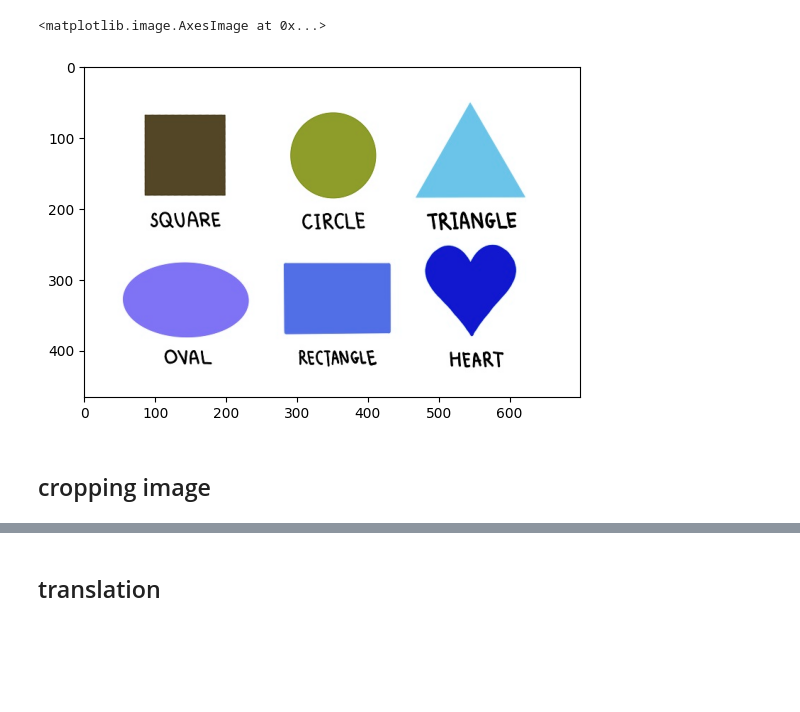
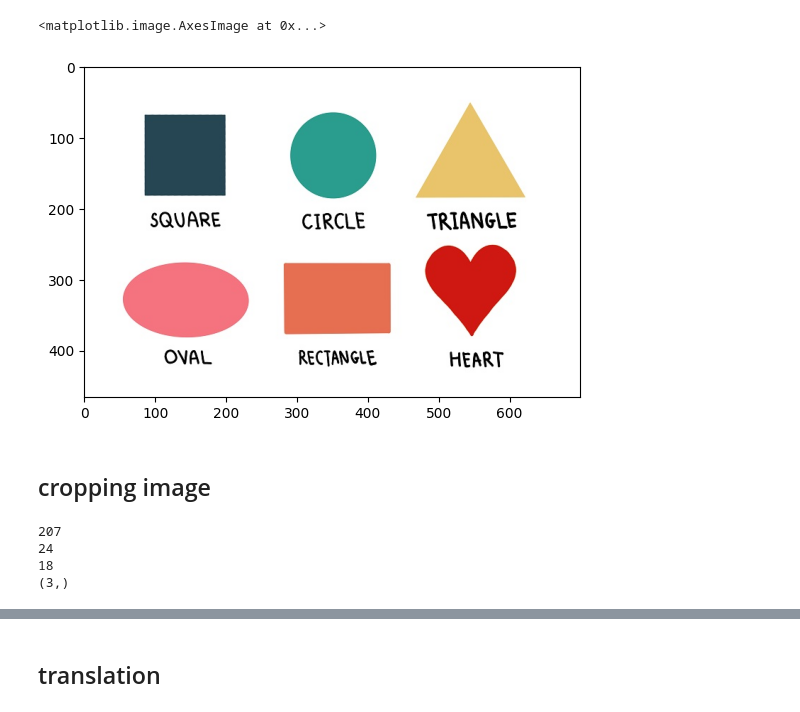
Before and after one commit to Mettikodeva/kombo_cv_training, a Jupyter notebook: 2-image_transformation.ipynb, the cells around one changed output, grey strips where cells are left out. Saved outputs shown, nothing was run; the diff lists cells and outputs as text; code cells hidden in the pictures; blank space fills up the shorter version.

```diff
--- a/2-image_transformation.ipynb
+++ b/2-image_transformation.ipynb
@@ -3,11 +3,26 @@ import cv2 as cv
 import numpy as np
 from matplotlib import pyplot as plt
 # %%
-img = cv.imread("shape.jpg")
+img = cv.imread("shape.jpg") #BGR
 h,w,d =img.shape
-plt.imshow(img)
+img = cv.cvtColor(img,cv.COLOR_BGR2RGB)
+plt.imshow(img) #RGB
 # %% [output]
 <matplotlib.image.AxesImage at 0x...>
-[figure, old version]
+[figure, new version]
 # %% [markdown]
 ## cropping image
+# %%
+x = 550
+y =320
+
+print(img[y][x][0])
+print(img[y][x][1])
+print(img[y][x][2])
+
+print(img[y][x].shape)
+# %% [output]
+207
+24
+18
+(3,)
```
Also changed, not shown: parts of 11 cells of this notebook.
